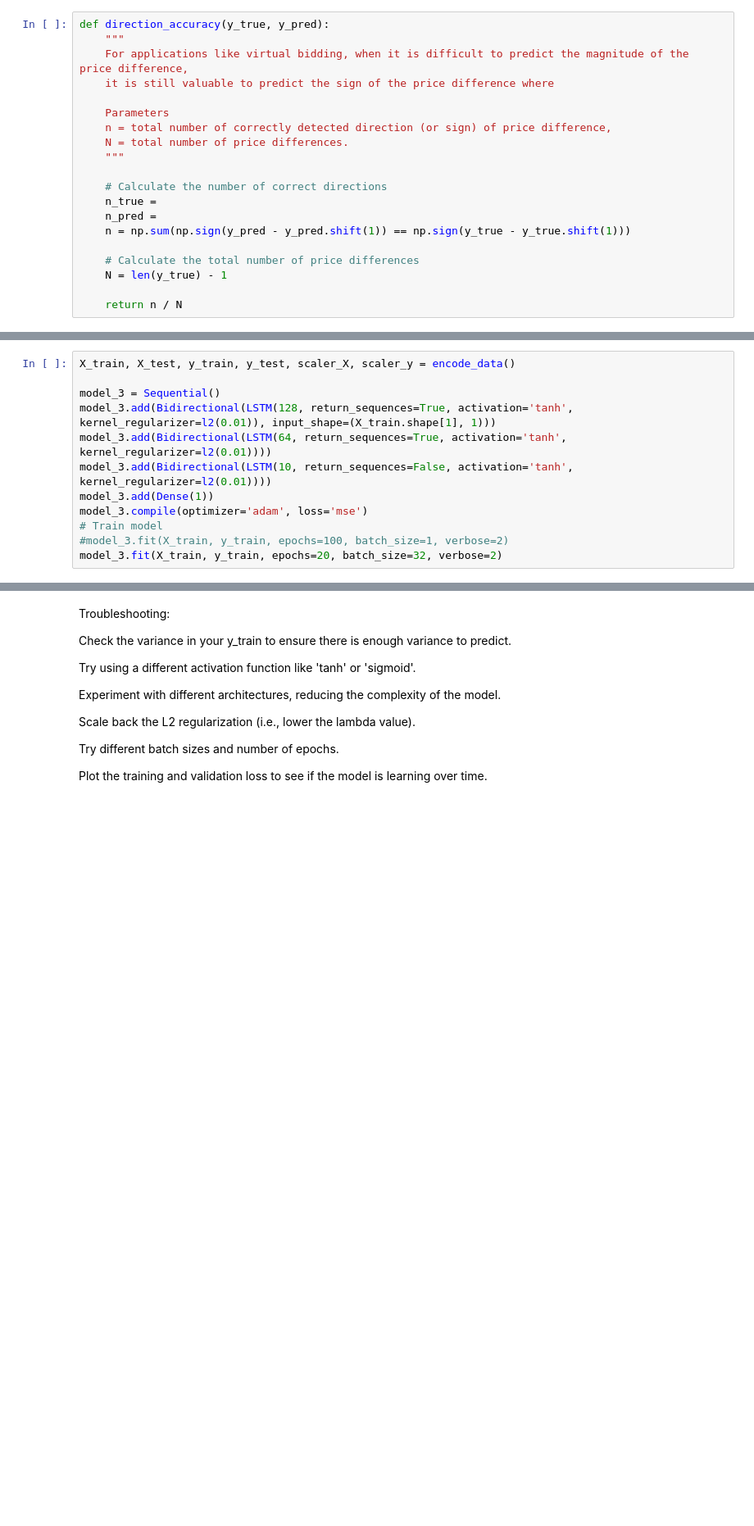
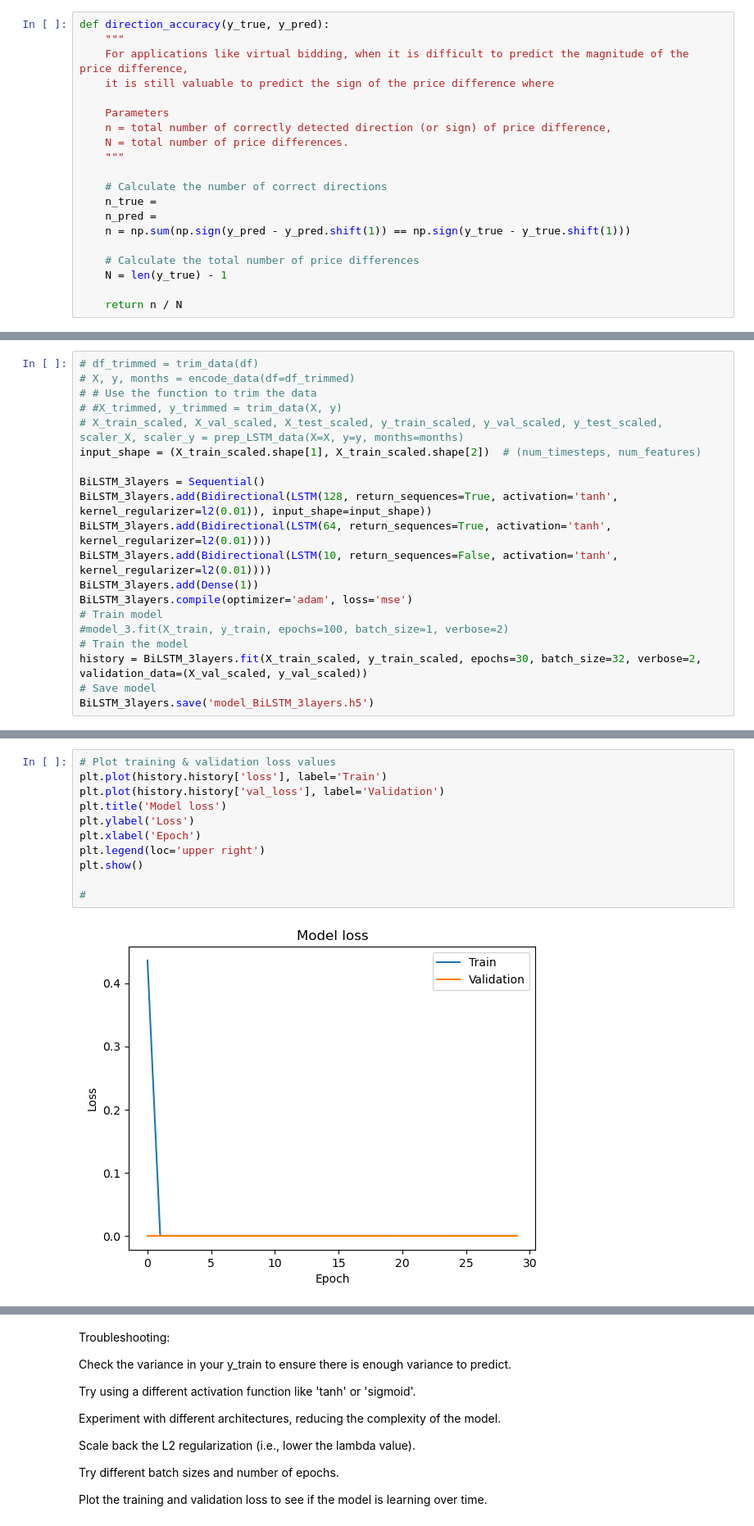
Before and after one commit to les-g-a/FinalProject_1.C01, a Jupyter notebook: DAMvsRTMLSTM.ipynb, the cells around one changed output, grey strips where cells are left out. Shown at 82% size. Cells and saved outputs as stored; diff of their text form; blank space fills up the shorter version.

```diff
--- a/DAMvsRTMLSTM.ipynb
+++ b/DAMvsRTMLSTM.ipynb
@@ -309,13 +449,21 @@ print(f'Accuracy: {100 - mse}%')
 # %%
-X_train, X_test, y_train, y_test, scaler_X, scaler_y = encode_data()
+# df_trimmed = trim_data(df)
+# X, y, months = encode_data(df=df_trimmed)
+# # Use the function to trim the data
+# #X_trimmed, y_trimmed = trim_data(X, y)
+# X_train_scaled, X_val_scaled, X_test_scaled, y_train_scaled, y_val_scaled, y_test_scaled, scaler_X, scaler_y = prep_LSTM_data(X=X, y=y, months=months)
+input_shape = (X_train_scaled.shape[1], X_train_scaled.shape[2])  # (num_timesteps, num_features)
 
-model_3 = Sequential()
-model_3.add(Bidirectional(LSTM(128, return_sequences=True, activation='tanh', kernel_regularizer=l2(0.01)), input_shape=(X_train.shape[1], 1)))
-model_3.add(Bidirectional(LSTM(64, return_sequences=True, activation='tanh', kernel_regularizer=l2(0.01))))
-model_3.add(Bidirectional(LSTM(10, return_sequences=False, activation='tanh', kernel_regularizer=l2(0.01))))
-model_3.add(Dense(1))
-model_3.compile(optimizer='adam', loss='mse')
+BiLSTM_3layers = Sequential()
+BiLSTM_3layers.add(Bidirectional(LSTM(128, return_sequences=True, activation='tanh', kernel_regularizer=l2(0.01)), input_shape=input_shape))
+BiLSTM_3layers.add(Bidirectional(LSTM(64, return_sequences=True, activation='tanh', kernel_regularizer=l2(0.01))))
+BiLSTM_3layers.add(Bidirectional(LSTM(10, return_sequences=False, activation='tanh', kernel_regularizer=l2(0.01))))
+BiLSTM_3layers.add(Dense(1))
+BiLSTM_3layers.compile(optimizer='adam', loss='mse')
 # Train model
 #model_3.fit(X_train, y_train, epochs=100, batch_size=1, verbose=2)
-model_3.fit(X_train, y_train, epochs=20, batch_size=32, verbose=2)
+# Train the model
+history = BiLSTM_3layers.fit(X_train_scaled, y_train_scaled, epochs=30, batch_size=32, verbose=2, validation_data=(X_val_scaled, y_val_scaled))
+# Save model
+BiLSTM_3layers.save('model_BiLSTM_3layers.h5')
 # %% [output]
@@ -339,0 +487,13 @@ Epoch 20/20
+# %%
+# Plot training & validation loss values
+plt.plot(history.history['loss'], label='Train')
+plt.plot(history.history['val_loss'], label='Validation')
+plt.title('Model loss')
+plt.ylabel('Loss')
+plt.xlabel('Epoch')
+plt.legend(loc='upper right')
+plt.show()
+
+#
+# %% [output]
+[figure, added]
```
Also changed, not shown: parts of 39 cells of this notebook, 1 other file.
